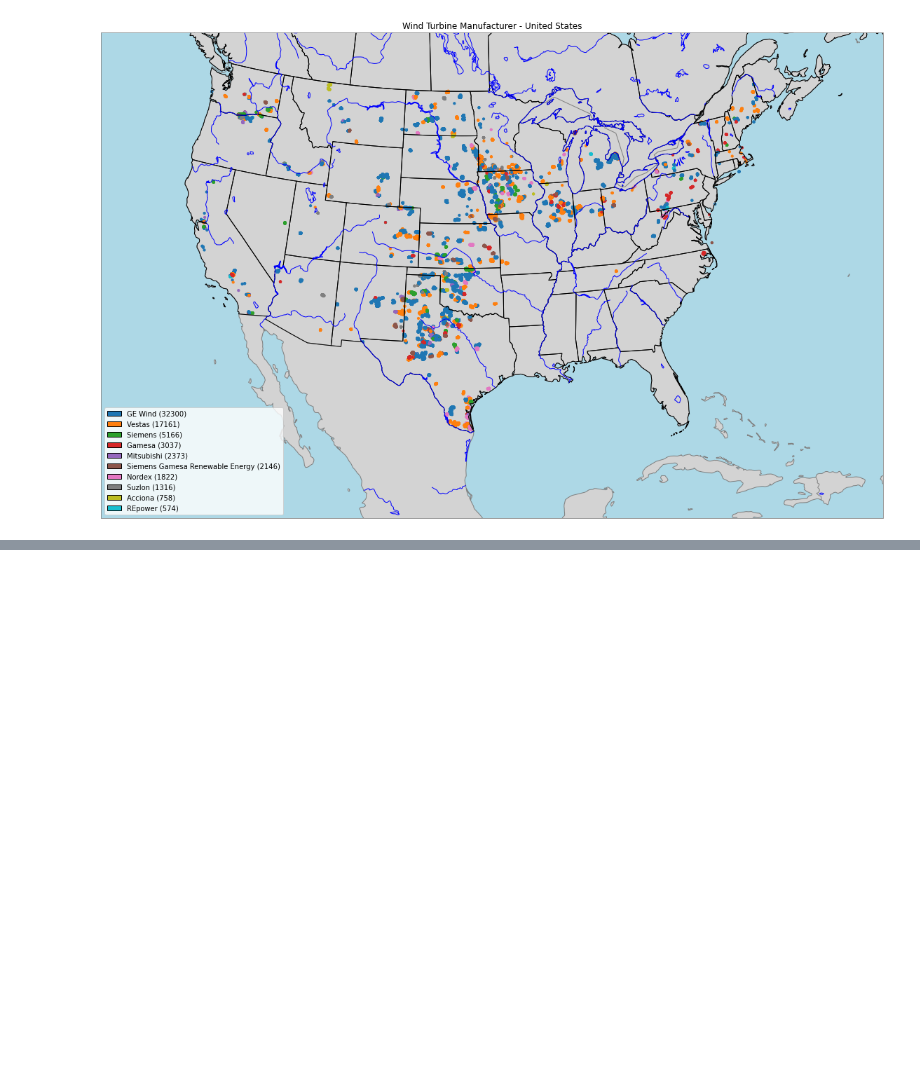
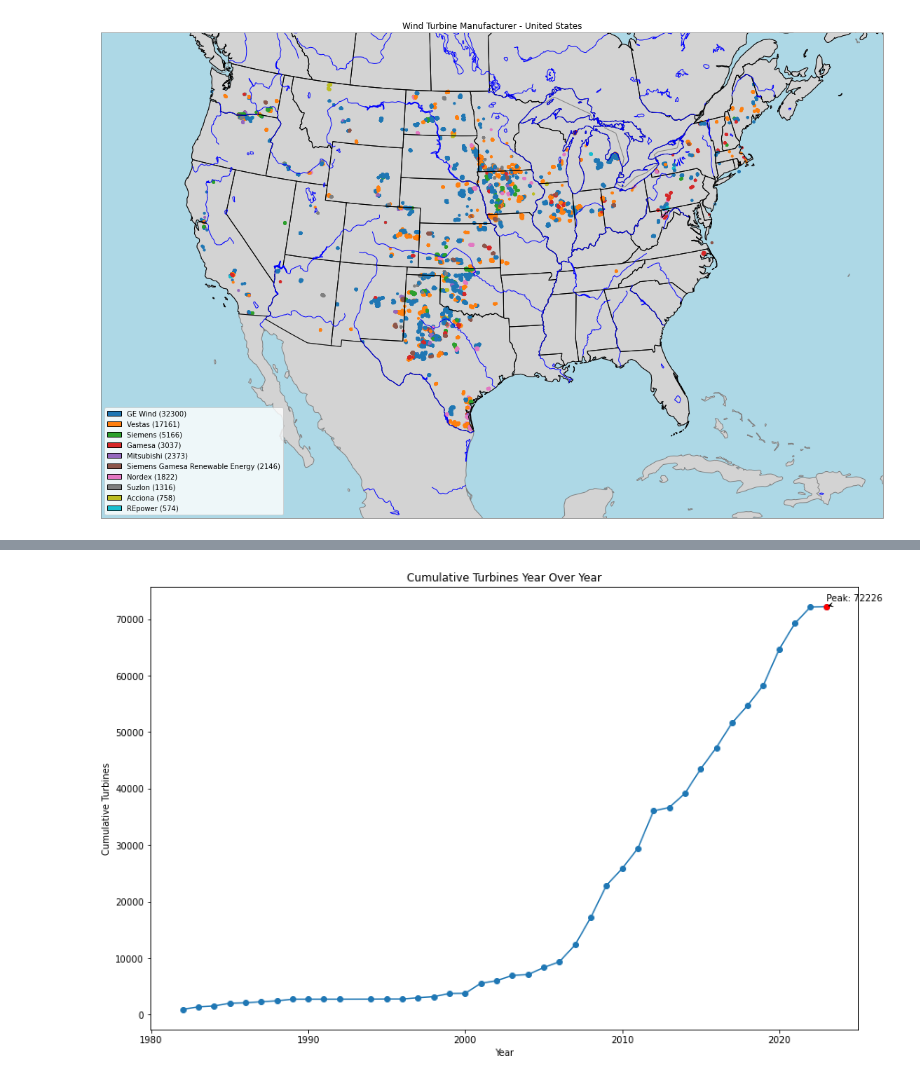
Before and after one commit to LucasMazza42/Energy-Analytics, a Jupyter notebook: ResearchDoc.ipynb, the cells around one changed output, grey strips where cells are left out. Cells and saved outputs as stored; diff of their text form; code cells hidden in the pictures; blank space fills up the shorter version.

```diff
--- a/ResearchDoc.ipynb
+++ b/ResearchDoc.ipynb
@@ -521,0 +588,32 @@ plt.show()
+# %%
+fig, ax = plt.subplots(figsize = (14,9))
+# Calculate the cumulative sum of turbines year over year
+cumulative_turbines = windturbData['p_year'].value_counts().sort_index().cumsum()
+
+
+
+# Create a line plot of the cumulative sum
+plt.plot(cumulative_turbines.index, cumulative_turbines.values, marker='o')
+
+
+
+# Find the index of the peak value
+peak_index = cumulative_turbines.idxmax()
+
+# Mark the peak with a red dot
+plt.plot(peak_index, cumulative_turbines[peak_index], marker='o', color='red')
+
+# Annotate the peak value
+plt.annotate(f"Peak: {cumulative_turbines[peak_index]}", xy=(peak_index, cumulative_turbines[peak_index]),
+             xytext=(peak_index, cumulative_turbines[peak_index] + 1000),
+             arrowprops=dict(arrowstyle='->'))
+
+# Add labels and title
+plt.xlabel('Year')
+plt.ylabel('Cumulative Turbines')
+plt.title('Cumulative Turbines Year Over Year')
+
+# Display the plot
+plt.show()
+# %% [output]
+[figure, added]
```
Also changed, not shown: parts of 13 cells of this notebook.
